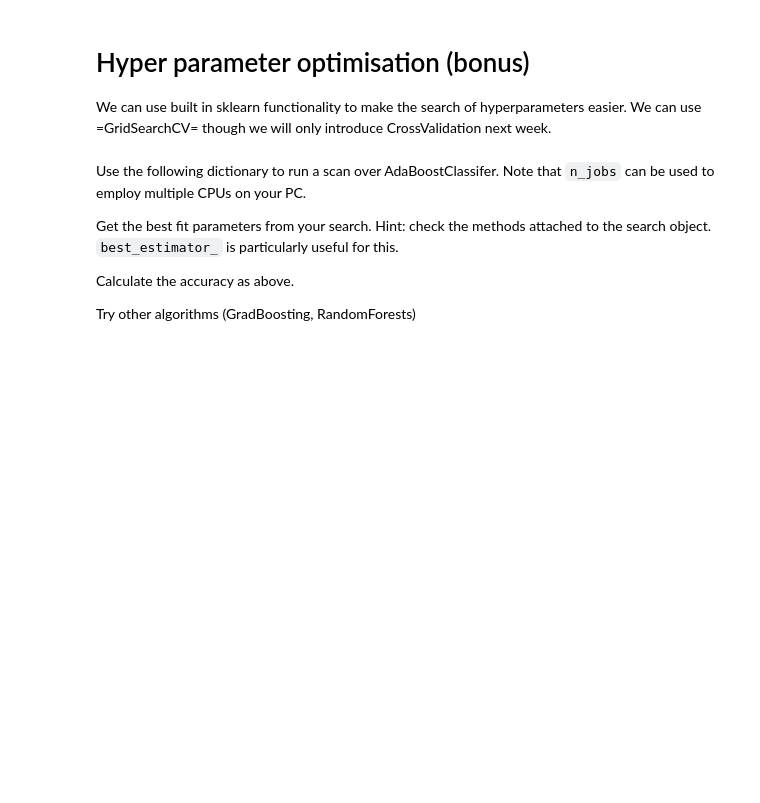
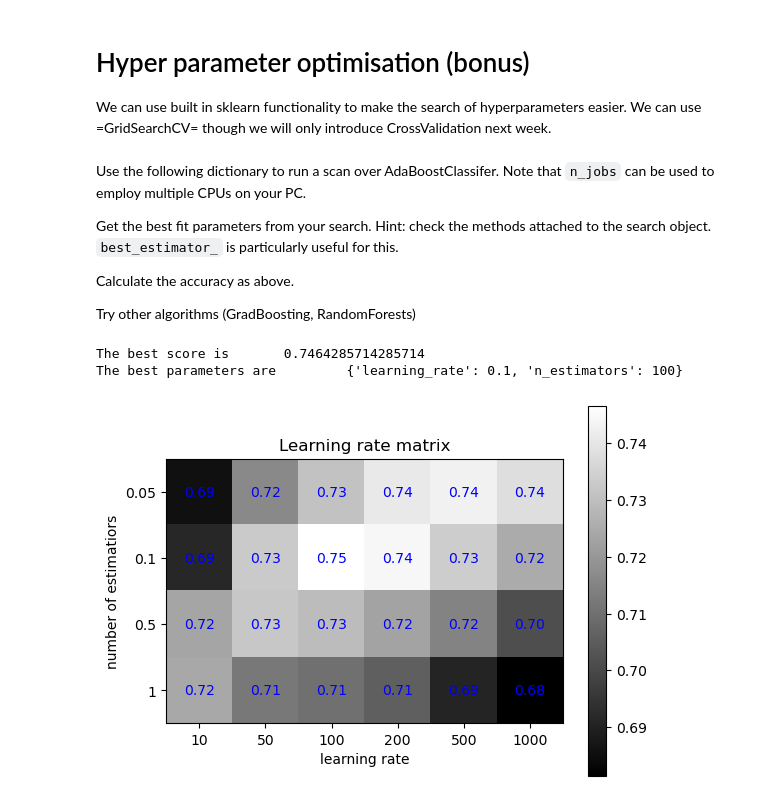
Before and after one commit to wly-wang/DAML23-24, a Jupyter notebook: Wk2/workshop_ml_problems.ipynb, the cells around one changed output. Saved outputs shown, nothing was run; the diff lists cells and outputs as text; code cells hidden in the pictures; blank space fills up the shorter version.

```diff
--- a/Wk2/workshop_ml_problems.ipynb
+++ b/Wk2/workshop_ml_problems.ipynb
@@ -395,3 +488,28 @@ from sklearn import preprocessing # Import preprocessing for String-Int conversi
 * Predict the response for the test dataset
 * Print the accuracy
 * Discuss the results of the accuracy for the 3 methods (DT, BDT, RF). How could you improve on the results?
+# %%
+# HYPER-PARAMETERS
+NUM_ESTIMATORS = 100
+MAX_DEPTH = 4
+LEARNING_RATE = 0.1
+CRITERION = "gini"
+MAX_FEATURES = 5
+
+random_forest = RandomForestClassifier(
+    criterion=CRITERION,
+    n_estimators=NUM_ESTIMATORS,
+    max_depth=MAX_DEPTH,
+    max_features=MAX_FEATURES
+)
+
+# Fit the random forest
+random_forest.fit(xtrain, ytrain)
+
+# Compute predicted classes for random forest
+y_predicted_test = random_forest.predict(xtest)
+y_predicted_train = random_forest.predict(xtrain)
+
+# Print accuracy of the model
+print(f"Accuracy of basic decision tree w/ test dataset:\t {metrics.accuracy_score(y_true=ytest, y_pred=y_predicted_test)}")
+print(f"Accuracy of basic decision tree w/ train dataset:\t {metrics.accuracy_score(y_true=ytrain, y_pred=y_predicted_train)}")
@@ -421,0 +568,24 @@ ada_dic={
+# %%
+ada_dic={
+    "n_estimators":[10,50,100,200,500,1000],
+    "learning_rate": [.05,.1,.5,1],
+    }
+
+# Define random forest object
+ada_classifier = AdaBoostClassifier()
+
+grid = GridSearchCV(ada_classifier, ada_dic, n_jobs=5)
+grid.fit(xtrain, ytrain)
+
+print(f"The best score is \t{grid.best_score_}")
+print(f"The best parameters are \t{grid.best_params_}")
+
+results = pd.DataFrame.from_dict(grid.cv_results_)
+# %% [output]
+The best score is       0.7464285714285714
+The best parameters are         {'learning_rate': 0.1, 'n_estimators': 100}
+# %%
+# Plot matrix of scores for each combination of hyperparameters
+plot_larning_rate_matrix(results, ada_dic)
+# %% [output]
+[figure, added]
```
Also changed, not shown: parts of 8 cells of this notebook, 1 other file.
